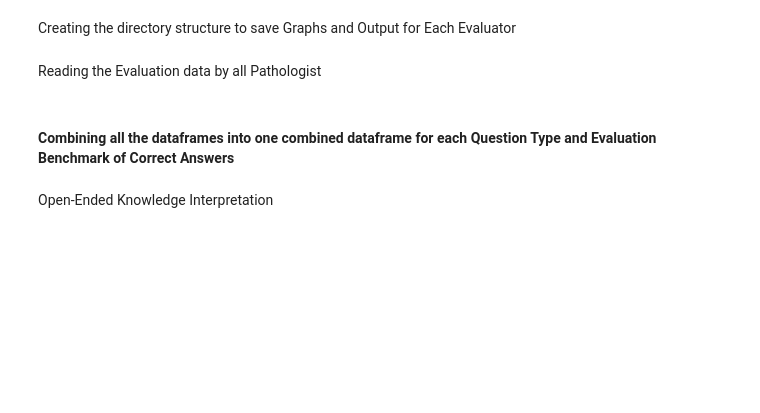
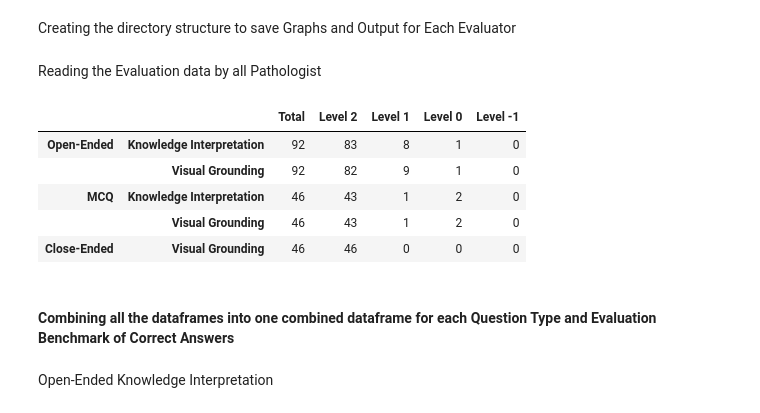
Before and after one commit to embedded-robotics/path-open-data, a Jupyter notebook: data_eval_analysis_scripts/pathopen_eval_data_analysis_combined.ipynb, the cells around one changed output. Cells and saved outputs as stored; diff of their text form; code cells hidden in the pictures; blank space fills up the shorter version.

```diff
--- a/data_eval_analysis_scripts/pathopen_eval_data_analysis_combined.ipynb
+++ b/data_eval_analysis_scripts/pathopen_eval_data_analysis_combined.ipynb
@@ -22,6 +22,15 @@ for evaluator_id in evaluator_ids:
     wrong_answer_eval_data_path = f"output/{evaluator_id}/pathopen_wrong_answer_eval_data.pkl"
     eval_data = pd.read_pickle(wrong_answer_eval_data_path)
     wrong_answers_eval_data[evaluator_id] = eval_data
+# %%
+correct_answers_eval_data['evaluator1']
+# %% [output]
+|  |  | Total | Level 2 | Level 1 | Level 0 | Level -1 |
+| Open-Ended | Knowledge Interpretation | 92 | 83 | 8 | 1 | 0 |
+|  | Visual Grounding | 92 | 82 | 9 | 1 | 0 |
+| MCQ | Knowledge Interpretation | 46 | 43 | 1 | 2 | 0 |
+|  | Visual Grounding | 46 | 43 | 1 | 2 | 0 |
+| Close-Ended | Visual Grounding | 46 | 46 | 0 | 0 | 0 |
 # %% [markdown]
 #### Combining all the dataframes into one combined dataframe for each Question Type and Evaluation Benchmark of Correct Answers
 # %% [markdown]
```
Also changed, not shown: parts of 38 cells of this notebook, 10 other files.
